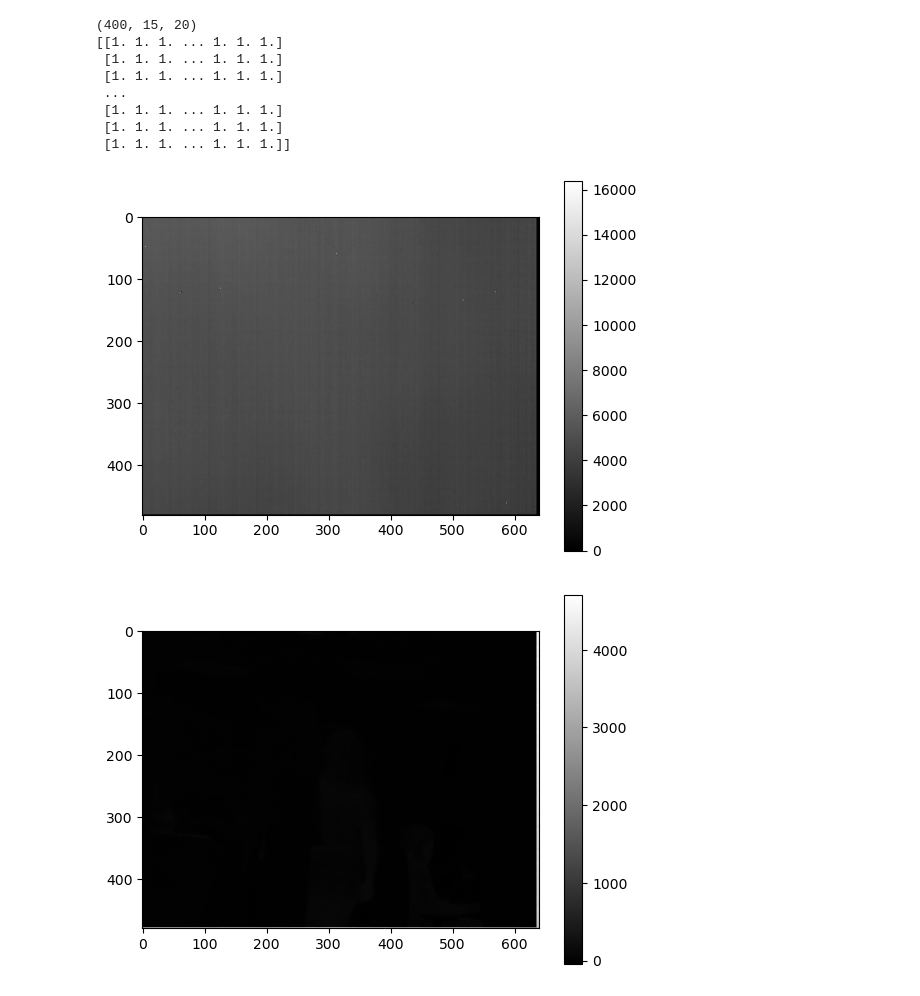
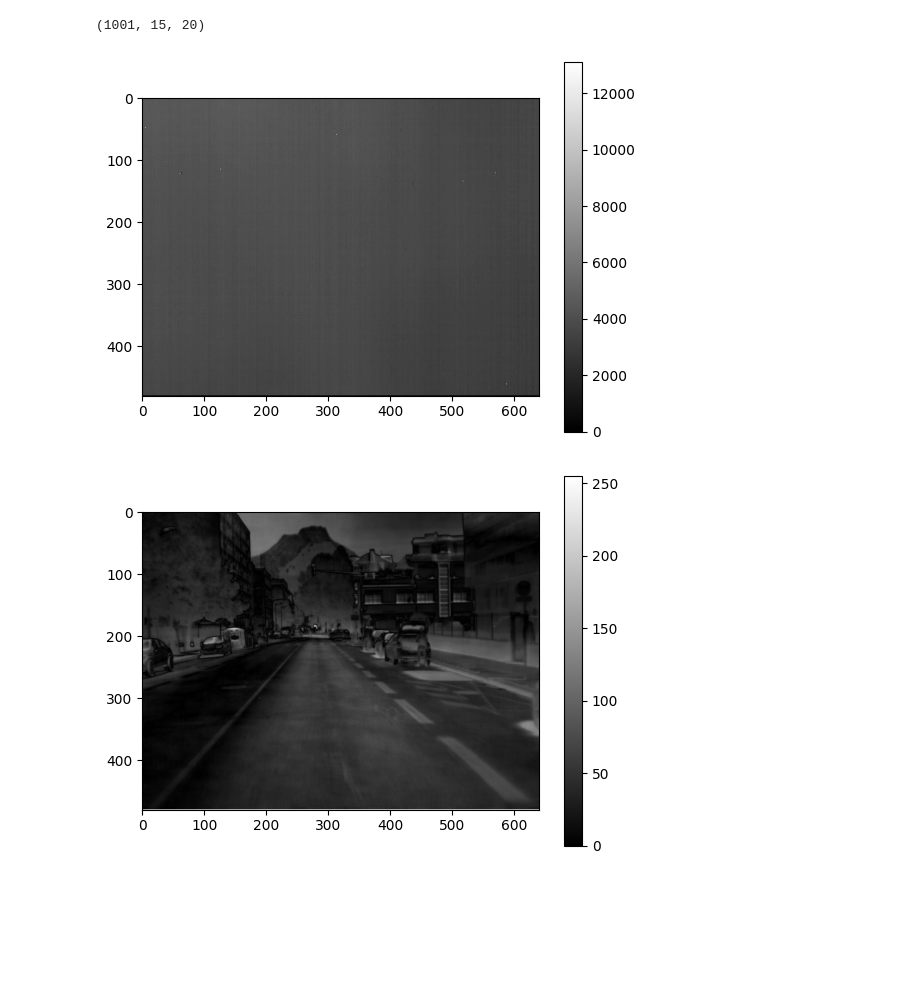
Before and after one commit to ThangVuH/M1_S8_dataChallenge_24, a Jupyter notebook: pseudo_calibration_blend.ipynb, the cells around one changed output. Drawn from its saved outputs; the diff is of its cells as text; code cells hidden in the pictures; blank space fills up the shorter version.

```diff
--- a/pseudo_calibration_blend.ipynb
+++ b/pseudo_calibration_blend.ipynb
@@ -5,7 +5,7 @@ import matplotlib.pyplot as plt
 from utilities import save_video_from_images
 import cv2
 # %%
-dataset_location = '../dataset/' # put the root or relative path to your dataset here
+dataset_location = '' # put the root or relative path to your dataset here
 
 scene_df1 = pd.read_hdf(dataset_location + 'scene.hdf5')
 scene_df2 = pd.read_hdf(dataset_location + 'scene2.hdf5')
@@ -90,8 +90,8 @@ def pick_regular_slices(arr, num):
 
     return picked_slices
 
-def pseud_calibration(arr, num_slices, reg= 100):
-    slices = slice_array(arr, num_slices)
+def pseud_calibration(arr, num_slices, reg= 50):
+    slices = slice_array(arr, num_slices,4)
     t, x, y = arr.shape
     medslice = [sorted_uniform_pictures(s[0]) for s in slices]
     original_means = [np.mean(s[0]) for s in slices]
@@ -106,32 +106,42 @@ def pseud_calibration(arr, num_slices, reg= 100):
     # smoothed_image = cv2.GaussianBlur(reconstructed, (5, 5), 0)
 
     return reconstructed
+# %%
+def adjust_contrast(image, alpha, beta):
+    """
+    Adjust the contrast of a grayscale image.
+
+    Parameters:
+    image (np.ndarray): Input grayscale image as a NumPy array.
+    alpha (float): Contrast control (1.0-3.0).
+    beta (int): Brightness control (0-100).
+
+    Returns:
+    np.ndarray: Image with adjusted contrast.
+    """
+    # Apply the contrast adjustment
+    adjusted_image = cv2.convertScaleAbs(image, alpha=alpha, beta=beta)
+
+    return adjusted_image
 # %%
-scene = np.stack(scene_df1["image"].values)
-filter = pseud_calibration(scene, 32)
+scene = np.stack(car_scene_df2["image"].values)
+filter = pseud_calibration(scene, 32, 50)
 filtered_scene = scene - filter
 # %% [output]
-(400, 15, 20)
-[[1. 1. 1. ... 1. 1. 1.]
- [1. 1. 1. ... 1. 1. 1.]
- [1. 1. 1. ... 1. 1. 1.]
- ...
- [1. 1. 1. ... 1. 1. 1.]
- [1. 1. 1. ... 1. 1. 1.]
- [1. 1. 1. ... 1. 1. 1.]]
+(1001, 15, 20)
 # %%
-plt.imshow(filter, cmap='gray')
+plt.imshow(filter*0.8, cmap='gray')
 plt.colorbar()
 plt.show()
 # %% [output]
-[figure, old version]
+[figure, new version]
 # %%
-frame = (scene - (filter))[-15]
+frame = adjust_contrast((scene - filter)[-50],0.03,0)
 plt.imshow(frame, cmap='gray')
 plt.colorbar()
 plt.show()
 # %% [output]
-[figure, old version]
+[figure, new version]
 # %%
 all_vids = [scene_df1, scene_df2, scene_df3, car_scene_df1, car_scene_df2, car_scene_df3]
 car_filter = pseud_calibration(np.stack(car_scene_df2["image"].values), 32)
```
Also changed, not shown: parts of 1 cell of this notebook, 9 other files.
